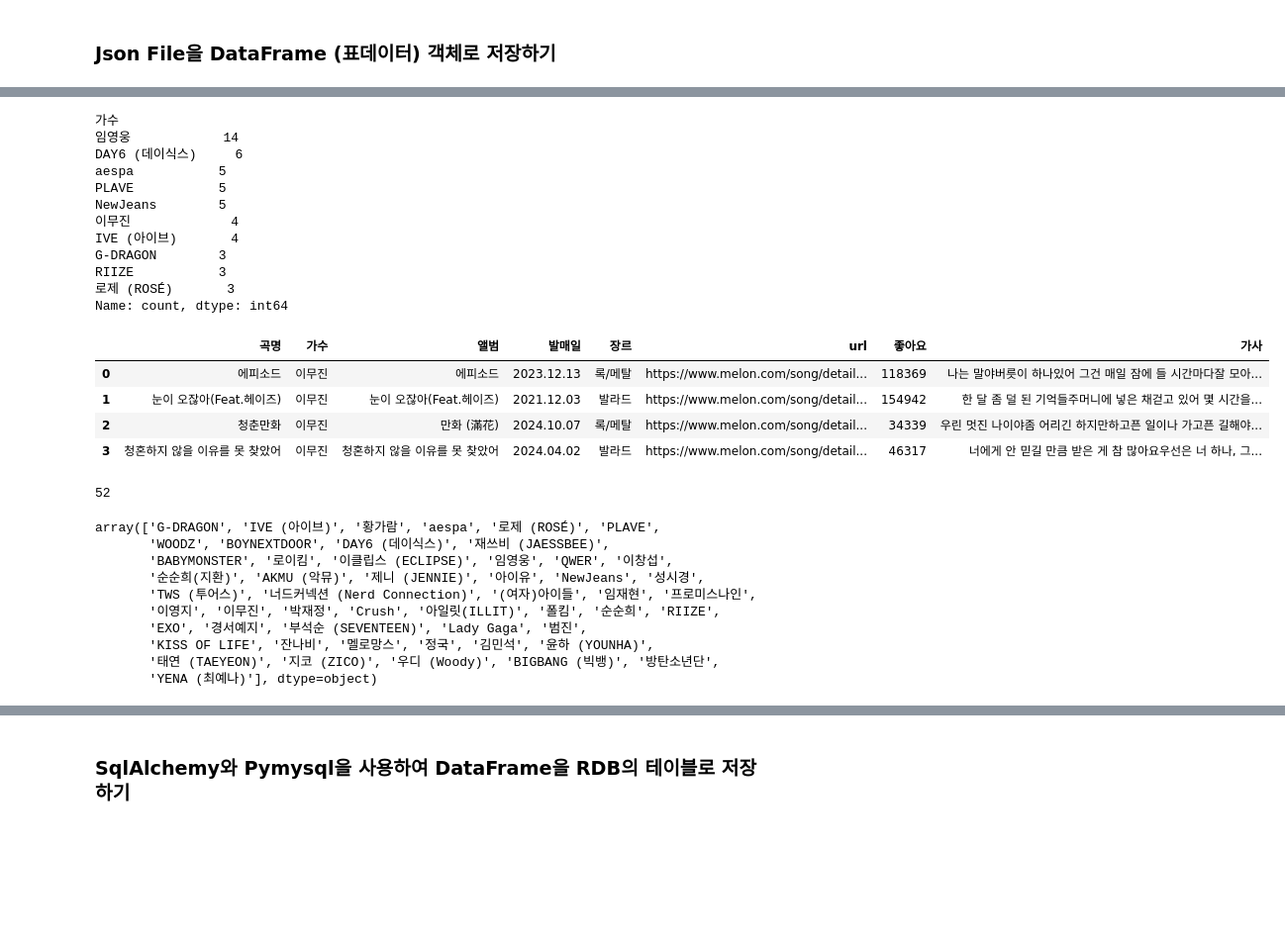
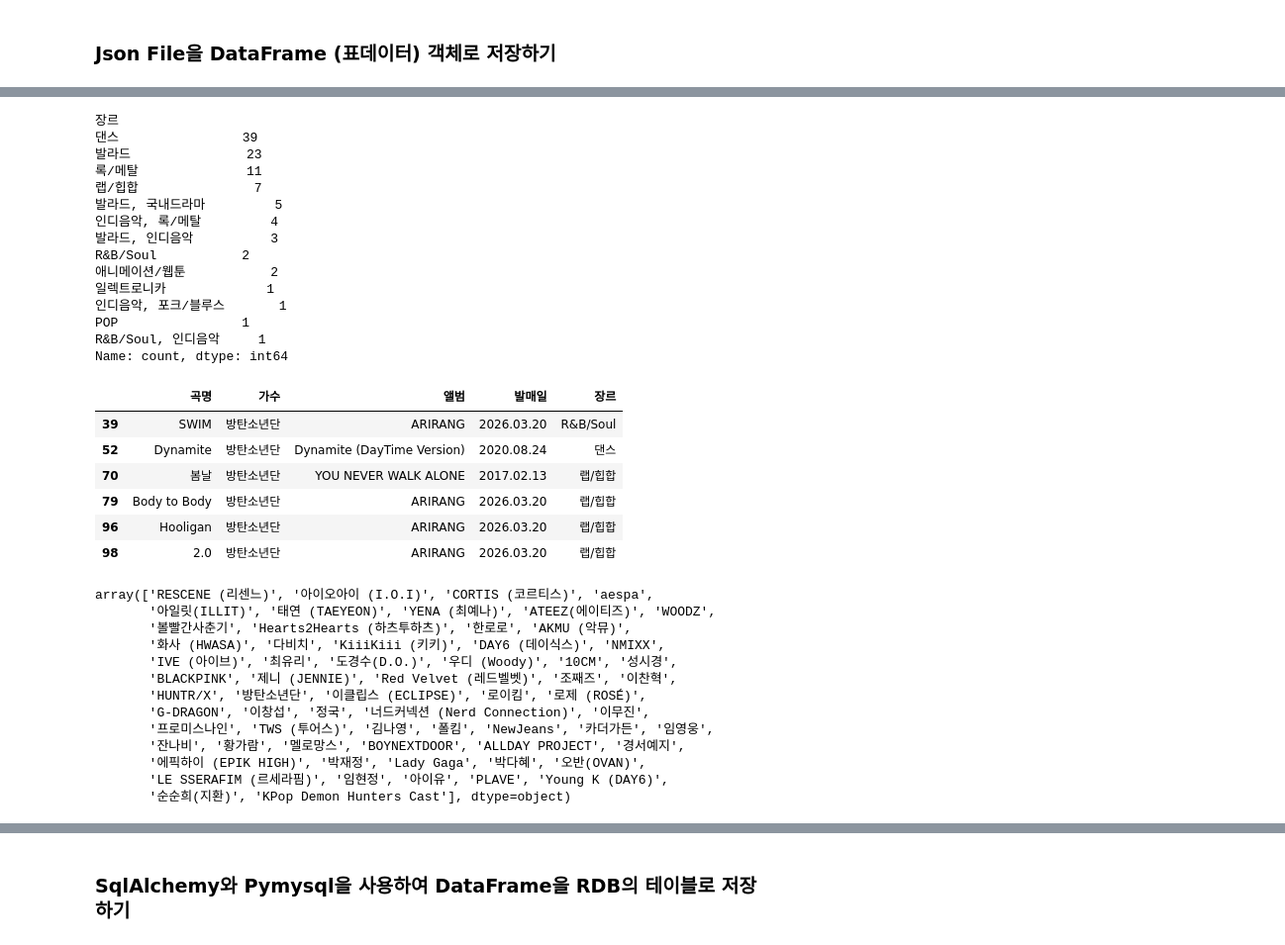
Before and after one commit to lycoris613/webscrapy, a Jupyter notebook: 04.Melon100차트_데이터파싱_DB저장.ipynb, the cells around one changed output, grey strips where cells are left out. Shown at 99% size. Cells and saved outputs as stored; diff of their text form; code cells hidden in the pictures; blank space fills up the shorter version.

```diff
--- a/04.Melon100차트_데이터파싱_DB저장.ipynb
+++ b/04.Melon100차트_데이터파싱_DB저장.ipynb
@@ -208,0 +200,6 @@ with open('data/songs100.json','w',encoding='utf-8') as file:
+# %%
+import pandas as pd
+
+song_df = pd.read_json('data/songs100.json')
+print(type(song_df))
+song_df.head()
@@ -209,15 +232,19 @@ with open('data/songs100.json','w',encoding='utf-8') as file:
 # %%
-# 가수 별 Row Counting
+# 장르 별 Row Counting
+song_df['장르'].value_counts()
 # %% [output]
-가수
-임영웅            14
-DAY6 (데이식스)     6
-aespa           5
-PLAVE           5
-NewJeans        5
-이무진             4
-IVE (아이브)       4
-G-DRAGON        3
-RIIZE           3
-로제 (ROSÉ)       3
+장르
+댄스                39
+발라드               23
+록/메탈              11
+랩/힙합               7
+발라드, 국내드라마         5
+인디음악, 록/메탈         4
+발라드, 인디음악          3
+R&B/Soul           2
+애니메이션/웹툰           2
+일렉트로니카             1
+인디음악, 포크/블루스       1
+POP                1
+R&B/Soul, 인디음악     1
 Name: count, dtype: int64
@@ -226,22 +251,28 @@ Name: count, dtype: int64
 # %%
 # 특정 가수의 노래 정보 출력하기
+song_df.loc[song_df['가수'] == '방탄소년단','곡명':'장르']
 # %% [output]
-|  | 곡명 | 가수 | 앨범 | 발매일 | 장르 | url | 좋아요 | 가사 |
-| 0 | 에피소드 | 이무진 | 에피소드 | 2023.12.13 | 록/메탈 | https://www.melon.com/song/detail... | 118369 | 나는 말야버릇이 하나있어 그건 매일 잠에 들 시간마다잘 모아... |
-| 1 | 눈이 오잖아(Feat.헤이즈) | 이무진 | 눈이 오잖아(Feat.헤이즈) | 2021.12.03 | 발라드 | https://www.melon.com/song/detail... | 154942 | 한 달 좀 덜 된 기억들주머니에 넣은 채걷고 있어 몇 시간을... |
-| 2 | 청춘만화 | 이무진 | 만화 (滿花) | 2024.10.07 | 록/메탈 | https://www.melon.com/song/detail... | 34339 | 우린 멋진 나이야좀 어리긴 하지만하고픈 일이나 가고픈 길해야... |
-| 3 | 청혼하지 않을 이유를 못 찾았어 | 이무진 | 청혼하지 않을 이유를 못 찾았어 | 2024.04.02 | 발라드 | https://www.melon.com/song/detail... | 46317 | 너에게 안 믿길 만큼 받은 게 참 많아요우선은 너 하나, 그... |
+|  | 곡명 | 가수 | 앨범 | 발매일 | 장르 |
+| 39 | SWIM | 방탄소년단 | ARIRANG | 2026.03.20 | R&B/Soul |
+| 52 | Dynamite | 방탄소년단 | Dynamite (DayTime Version) | 2020.08.24 | 댄스 |
+| 70 | 봄날 | 방탄소년단 | YOU NEVER WALK ALONE | 2017.02.13 | 랩/힙합 |
+| 79 | Body to Body | 방탄소년단 | ARIRANG | 2026.03.20 | 랩/힙합 |
+| 96 | Hooligan | 방탄소년단 | ARIRANG | 2026.03.20 | 랩/힙합 |
+| 98 | 2.0 | 방탄소년단 | ARIRANG | 2026.03.20 | 랩/힙합 |
 # %%
 # unique 한 가수명을 리스트 형태로 출력하기
+song_df['가수'].unique()
 # %% [output]
-52
+array(['RESCENE (리센느)', '아이오아이 (I.O.I)', 'CORTIS (코르티스)', 'aespa',
+       '아일릿(ILLIT)', '태연 (TAEYEON)', 'YENA (최예나)', 'ATEEZ(에이티즈)', 'WOODZ',
+       '볼빨간사춘기', 'Hearts2Hearts (하츠투하츠)', '한로로', 'AKMU (악뮤)',
+       '화사 (HWASA)', '다비치', 'KiiiKiii (키키)', 'DAY6 (데이식스)', 'NMIXX',
+       'IVE (아이브)', '최유리', '도경수(D.O.)', '우디 (Woody)', '10CM', '성시경',
+       'BLACKPINK', '제니 (JENNIE)', 'Red Velvet (레드벨벳)', '조째즈', '이찬혁',
+       'HUNTR/X', '방탄소년단', '이클립스 (ECLIPSE)', '로이킴', '로제 (ROSÉ)',
+       'G-DRAGON', '이창섭', '정국', '너드커넥션 (Nerd Connection)', '이무진',
+       '프로미스나인', 'TWS (투어스)', '김나영', '폴킴', 'NewJeans', '카더가든', '임영웅',
+       '잔나비', '황가람', '멜로망스', 'BOYNEXTDOOR', 'ALLDAY PROJECT', '경서예지',
+       '에픽하이 (EPIK HIGH)', '박재정', 'Lady Gaga', '박다혜', '오반(OVAN)',
+       'LE SSERAFIM (르세라핌)', '임현정', '아이유', 'PLAVE', 'Young K (DAY6)',
+       '순순희(지환)', 'KPop Demon Hunters Cast'], dtype=object)
-array(['G-DRAGON', 'IVE (아이브)', '황가람', 'aespa', '로제 (ROSÉ)', 'PLAVE',
-       'WOODZ', 'BOYNEXTDOOR', 'DAY6 (데이식스)', '재쓰비 (JAESSBEE)',
-       'BABYMONSTER', '로이킴', '이클립스 (ECLIPSE)', '임영웅', 'QWER', '이창섭',
-       '순순희(지환)', 'AKMU (악뮤)', '제니 (JENNIE)', '아이유', 'NewJeans', '성시경',
-       'TWS (투어스)', '너드커넥션 (Nerd Connection)', '(여자)아이들', '임재현', '프로미스나인',
-       '이영지', '이무진', '박재정', 'Crush', '아일릿(ILLIT)', '폴킴', '순순희', 'RIIZE',
-       'EXO', '경서예지', '부석순 (SEVENTEEN)', 'Lady Gaga', '범진',
-       'KISS OF LIFE', '잔나비', '멜로망스', '정국', '김민석', '윤하 (YOUNHA)',
-       '태연 (TAEYEON)', '지코 (ZICO)', '우디 (Woody)', 'BIGBANG (빅뱅)', '방탄소년단',
-       'YENA (최예나)'], dtype=object)
```
Also changed, not shown: parts of 12 cells of this notebook, 1 other file.
